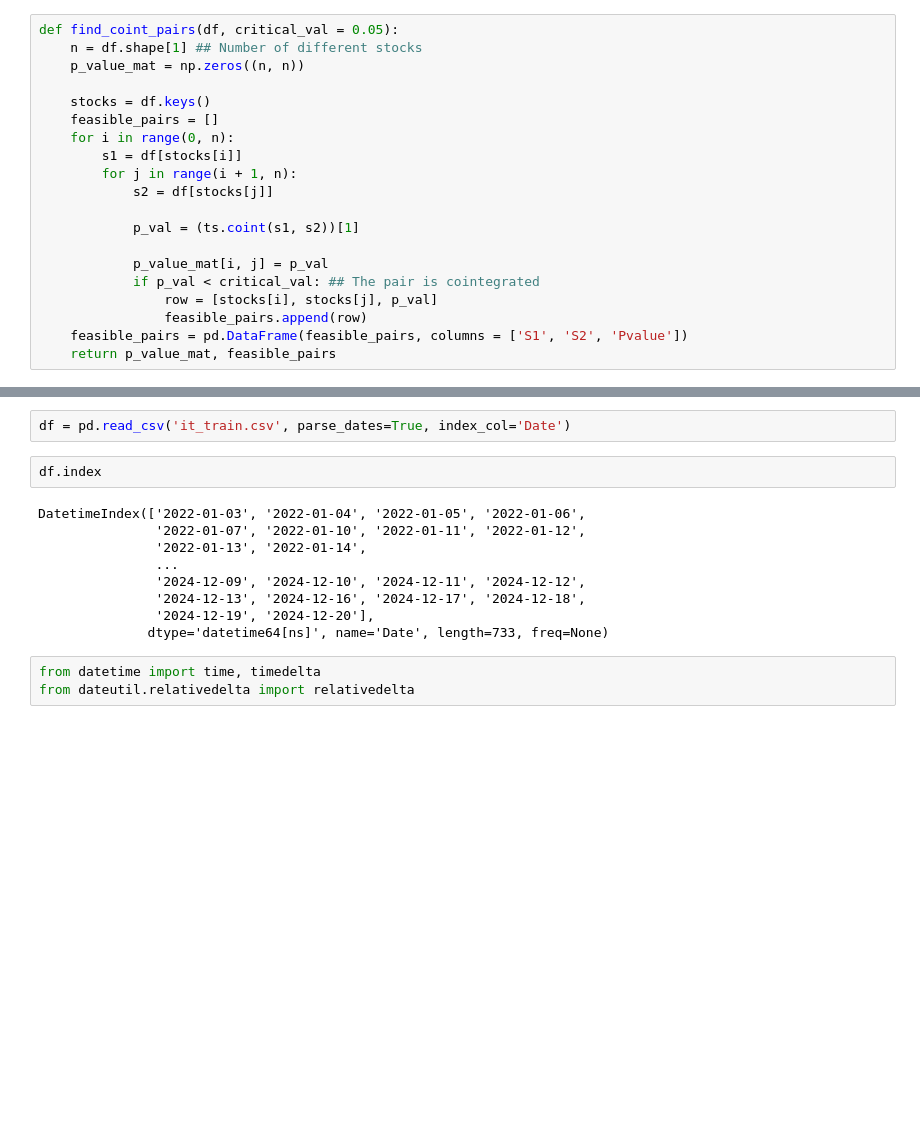
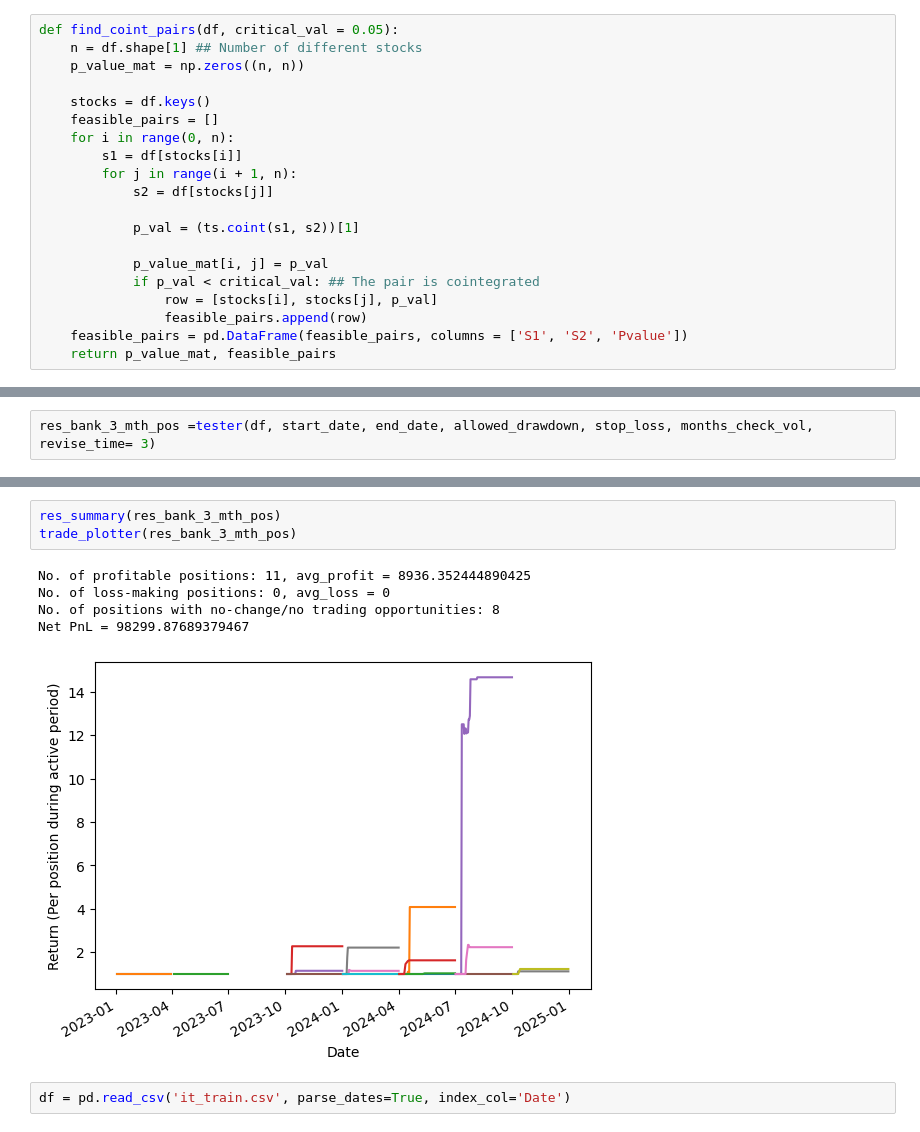
Before and after one commit to Amination-Gogia/Pairs-Trading-Dec-2024, a Jupyter notebook: Week-4/multiple_pairs.ipynb, the cells around one changed output, grey strips where cells are left out. Cells and saved outputs as stored; diff of their text form; blank space fills up the shorter version.

```diff
--- a/Week-4/multiple_pairs.ipynb
+++ b/Week-4/multiple_pairs.ipynb
@@ -159,0 +407,2 @@ def find_coint_pairs(df, critical_val = 0.05):
+# %%
+res_bank_3_mth_pos =tester(df, start_date, end_date, allowed_drawdown, stop_loss, months_check_vol, revise_time= 3)
@@ -160,16 +419,11 @@ def find_coint_pairs(df, critical_val = 0.05):
+# %%
+res_summary(res_bank_3_mth_pos)
+trade_plotter(res_bank_3_mth_pos)
+# %% [output]
+No. of profitable positions: 11, avg_profit = 8936.352444890425
+No. of loss-making positions: 0, avg_loss = 0
+No. of positions with no-change/no trading opportunities: 8
+Net PnL = 98299.87689379467
+[figure, added]
 # %%
 df = pd.read_csv('it_train.csv', parse_dates=True, index_col='Date')
-# %%
-df.index
-# %% [output]
-DatetimeIndex(['2022-01-03', '2022-01-04', '2022-01-05', '2022-01-06',
-               '2022-01-07', '2022-01-10', '2022-01-11', '2022-01-12',
-               '2022-01-13', '2022-01-14',
-               ...
-               '2024-12-09', '2024-12-10', '2024-12-11', '2024-12-12',
-               '2024-12-13', '2024-12-16', '2024-12-17', '2024-12-18',
-               '2024-12-19', '2024-12-20'],
-              dtype='datetime64[ns]', name='Date', length=733, freq=None)
-# %%
-from datetime import time, timedelta
-from dateutil.relativedelta import relativedelta
```
Also changed, not shown: parts of 32 cells of this notebook, 2 other files.
